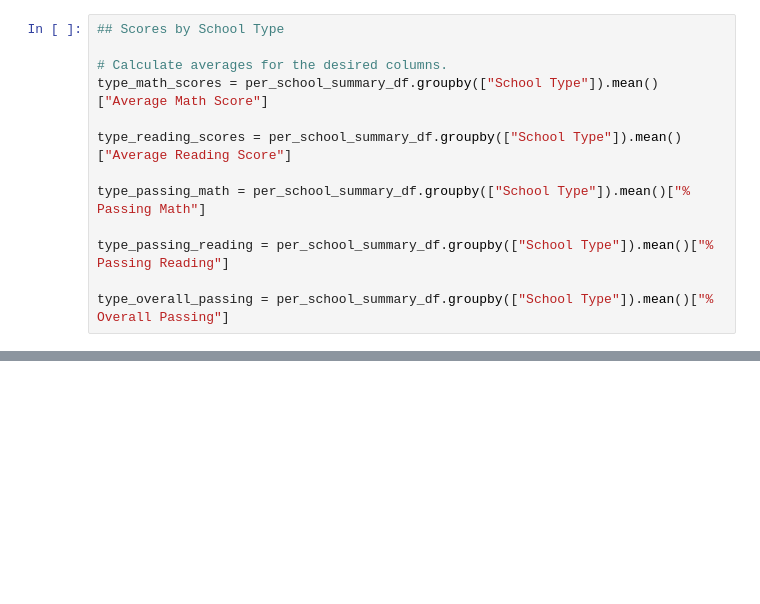
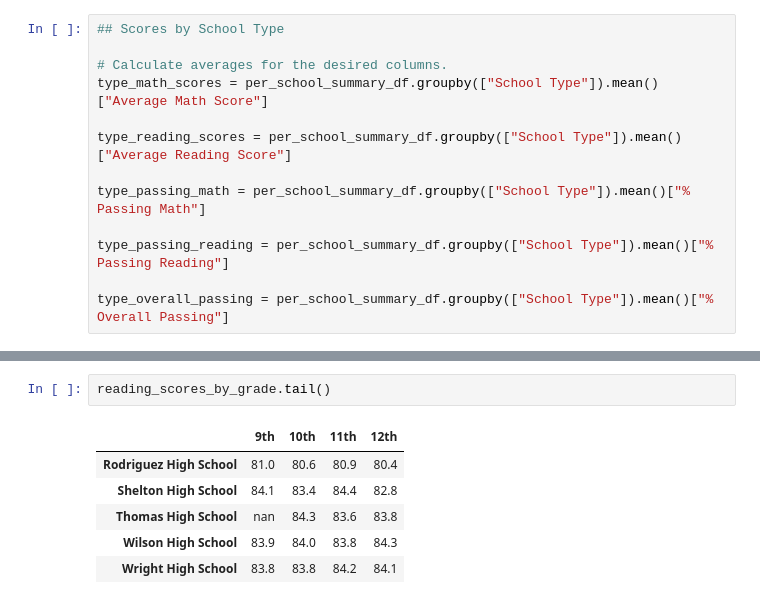
Before and after one commit to rllemos/School_District_Analysis, a Jupyter notebook: PyCitySchools_Challenge.ipynb, the cells around one changed output, grey strips where cells are left out. Drawn from its saved outputs; the diff is of its cells as text; blank space fills up the shorter version.

```diff
--- a/PyCitySchools_Challenge.ipynb
+++ b/PyCitySchools_Challenge.ipynb
@@ -875,0 +930,9 @@ per_school_summary_df.tail()
+# %%
+reading_scores_by_grade.tail()
+# %% [output]
+|  | 9th | 10th | 11th | 12th |
+| Rodriguez High School | 81.0 | 80.6 | 80.9 | 80.4 |
+| Shelton High School | 84.1 | 83.4 | 84.4 | 82.8 |
+| Thomas High School | nan | 84.3 | 83.6 | 83.8 |
+| Wilson High School | 83.9 | 84.0 | 83.8 | 84.3 |
+| Wright High School | 83.8 | 83.8 | 84.2 | 84.1 |
```
Also changed, not shown: parts of 16 cells of this notebook, 14 other files.
